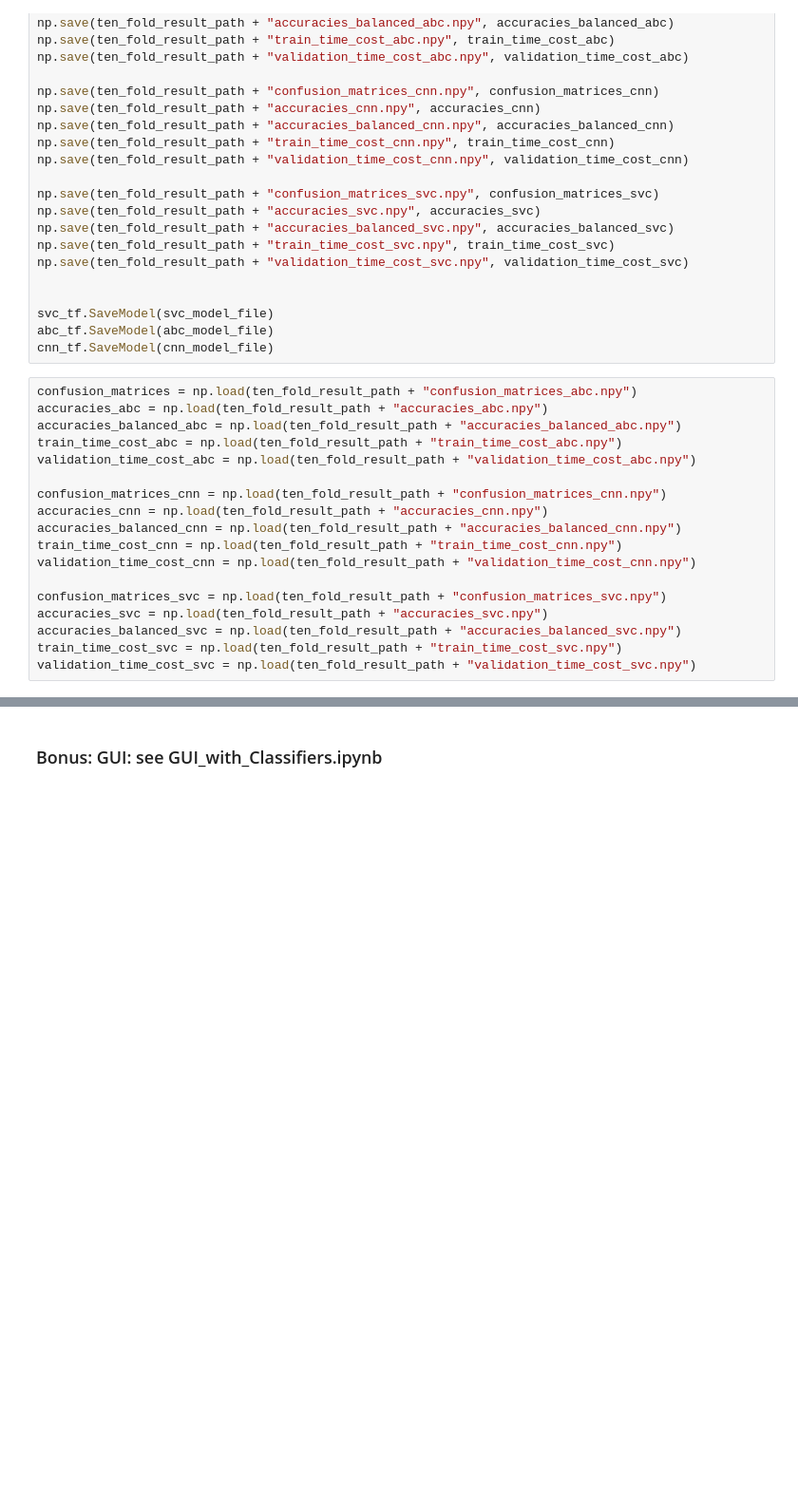
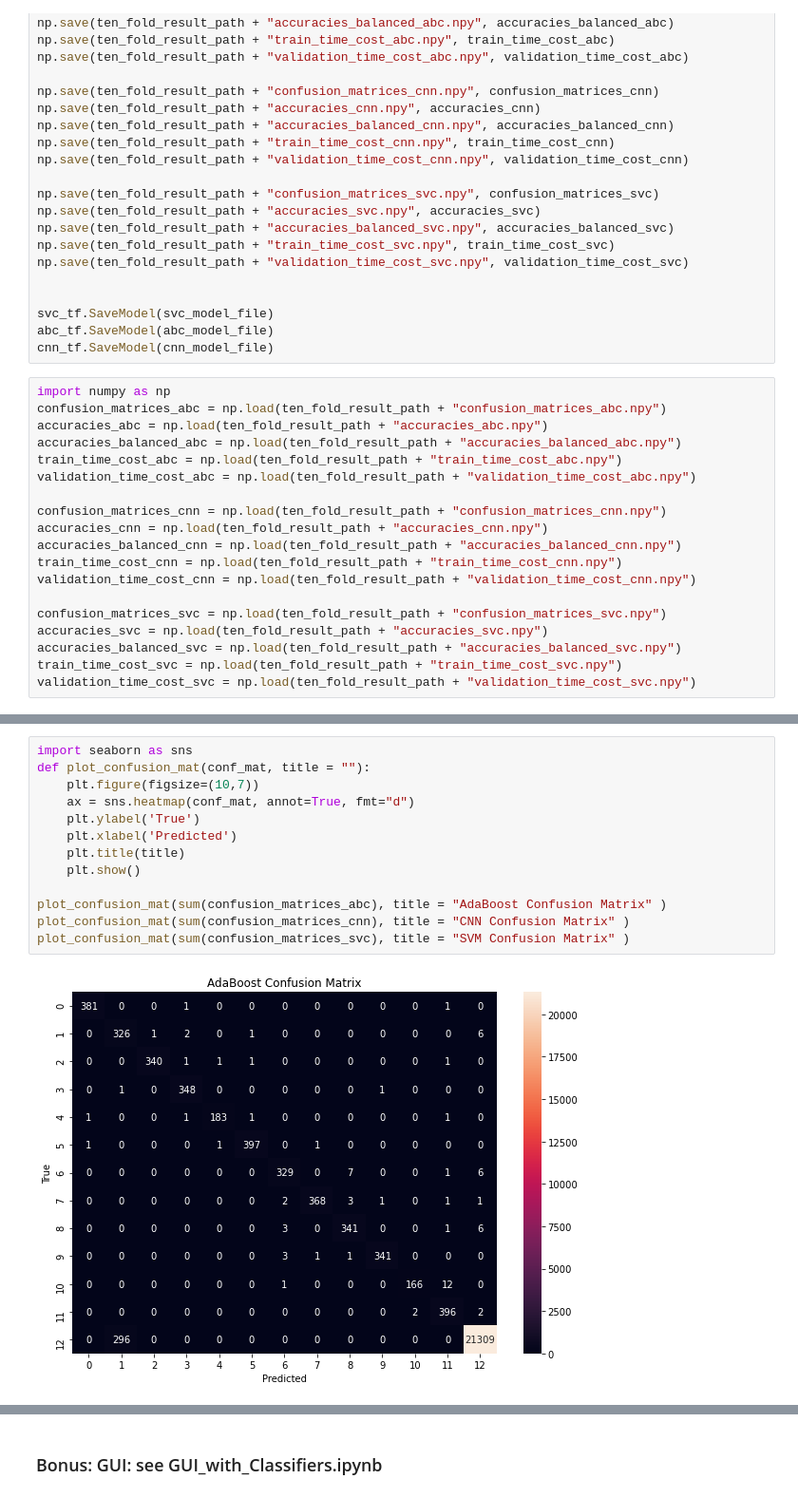
Before and after one commit to dukeNashor/ChessMaster, a Jupyter notebook: Assignment_2_JW_JL(reviewed preprocessing).ipynb, the cells around one changed output, grey strips where cells are left out. Shown at 95% size. Drawn from its saved outputs; the diff is of its cells as text; blank space fills up the shorter version.

```diff
--- a/Assignment_2_JW_JL(reviewed preprocessing).ipynb
+++ b/Assignment_2_JW_JL(reviewed preprocessing).ipynb
@@ -1810,7 +1810,8 @@ svc_tf.SaveModel(svc_model_file)
 abc_tf.SaveModel(abc_model_file)
 cnn_tf.SaveModel(cnn_model_file)
 # %%
-confusion_matrices = np.load(ten_fold_result_path + "confusion_matrices_abc.npy")
+import numpy as np
+confusion_matrices_abc = np.load(ten_fold_result_path + "confusion_matrices_abc.npy")
 accuracies_abc = np.load(ten_fold_result_path + "accuracies_abc.npy")
 accuracies_balanced_abc = np.load(ten_fold_result_path + "accuracies_balanced_abc.npy")
 train_time_cost_abc = np.load(ten_fold_result_path + "train_time_cost_abc.npy")
@@ -1829,0 +1853,15 @@ validation_time_cost_svc = np.load(ten_fold_result_path + "validation_time_cost_
+# %%
+import seaborn as sns
+def plot_confusion_mat(conf_mat, title = ""):
+    plt.figure(figsize=(10,7))
+    ax = sns.heatmap(conf_mat, annot=True, fmt="d")
+    plt.ylabel('True')
+    plt.xlabel('Predicted')
+    plt.title(title)
+    plt.show()
+
+plot_confusion_mat(sum(confusion_matrices_abc), title = "AdaBoost Confusion Matrix" )
+plot_confusion_mat(sum(confusion_matrices_cnn), title = "CNN Confusion Matrix" )
+plot_confusion_mat(sum(confusion_matrices_svc), title = "SVM Confusion Matrix" )
+# %% [output]
+[figure, added]
```
Also changed, not shown: parts of 2 cells of this notebook.
